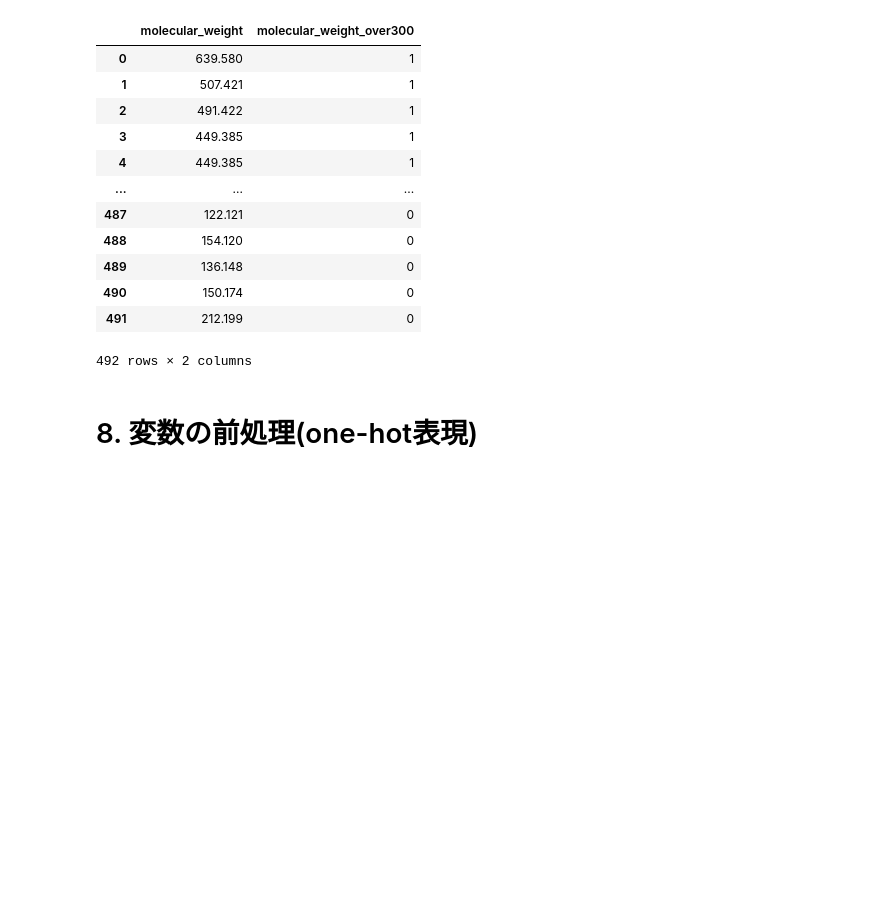
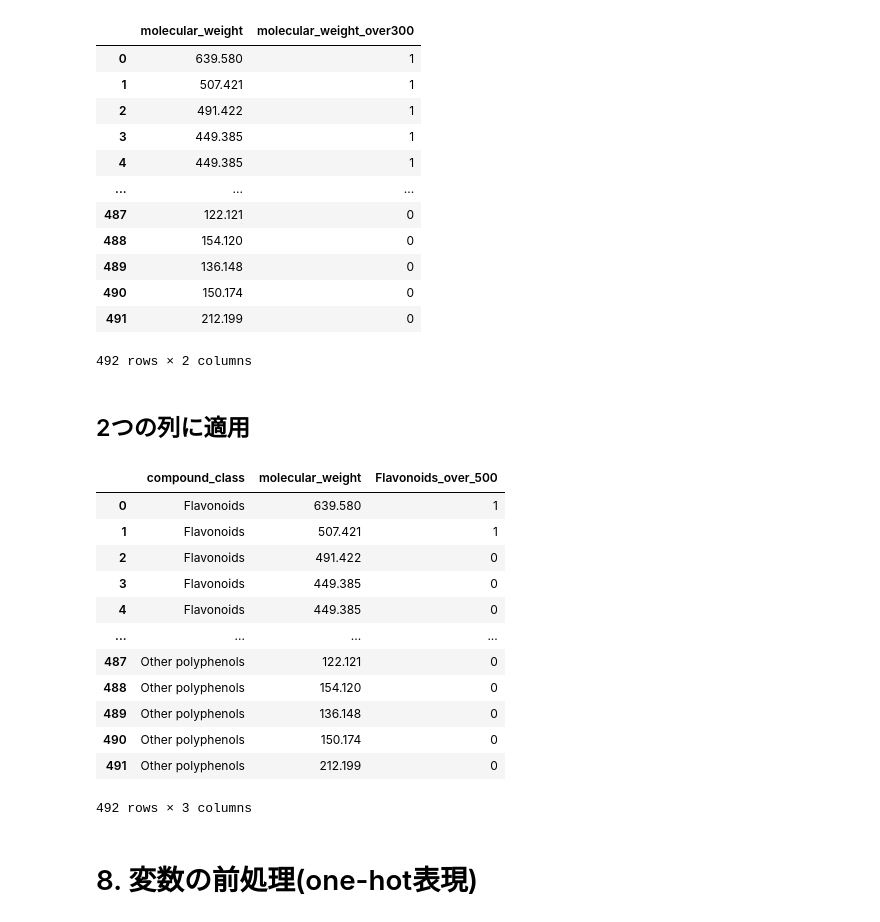
Before and after one commit to chemoinformatics-lecture/lecture-beginner, a Jupyter notebook: lesson02_jupyter/lecture_note.ipynb, the cells around one changed output. Cells and saved outputs as stored; diff of their text form; code cells hidden in the pictures; blank space fills up the shorter version.

```diff
--- a/lesson02_jupyter/lecture_note.ipynb
+++ b/lesson02_jupyter/lecture_note.ipynb
@@ -252,6 +285,31 @@ df[["molecular_weight", "molecular_weight_over300"]]
 | 490 | 150.174 | 0 |
 | 491 | 212.199 | 0 |
 492 rows × 2 columns
+# %% [markdown]
+## 2つの列に適用
+# %%
+def Flavonoids_over_500(row):
+    if row["compound_class"] == "Flavonoids" and row["molecular_weight"] >= 500 :
+        return 1
+    else:
+        return 0
+# %%
+df["Flavonoids_over_500"] = df.apply(Flavonoids_over_500, axis=1)
+df[["compound_class", "molecular_weight", "Flavonoids_over_500"]]
+# %% [output]
+|  | compound_class | molecular_weight | Flavonoids_over_500 |
+| 0 | Flavonoids | 639.580 | 1 |
+| 1 | Flavonoids | 507.421 | 1 |
+| 2 | Flavonoids | 491.422 | 0 |
+| 3 | Flavonoids | 449.385 | 0 |
+| 4 | Flavonoids | 449.385 | 0 |
+| ... | ... | ... | ... |
+| 487 | Other polyphenols | 122.121 | 0 |
+| 488 | Other polyphenols | 154.120 | 0 |
+| 489 | Other polyphenols | 136.148 | 0 |
+| 490 | Other polyphenols | 150.174 | 0 |
+| 491 | Other polyphenols | 212.199 | 0 |
+492 rows × 3 columns
 # %% [markdown]
 # 8. 変数の前処理(one-hot表現)
 # %%
```
Also changed, not shown: parts of 24 cells of this notebook.
